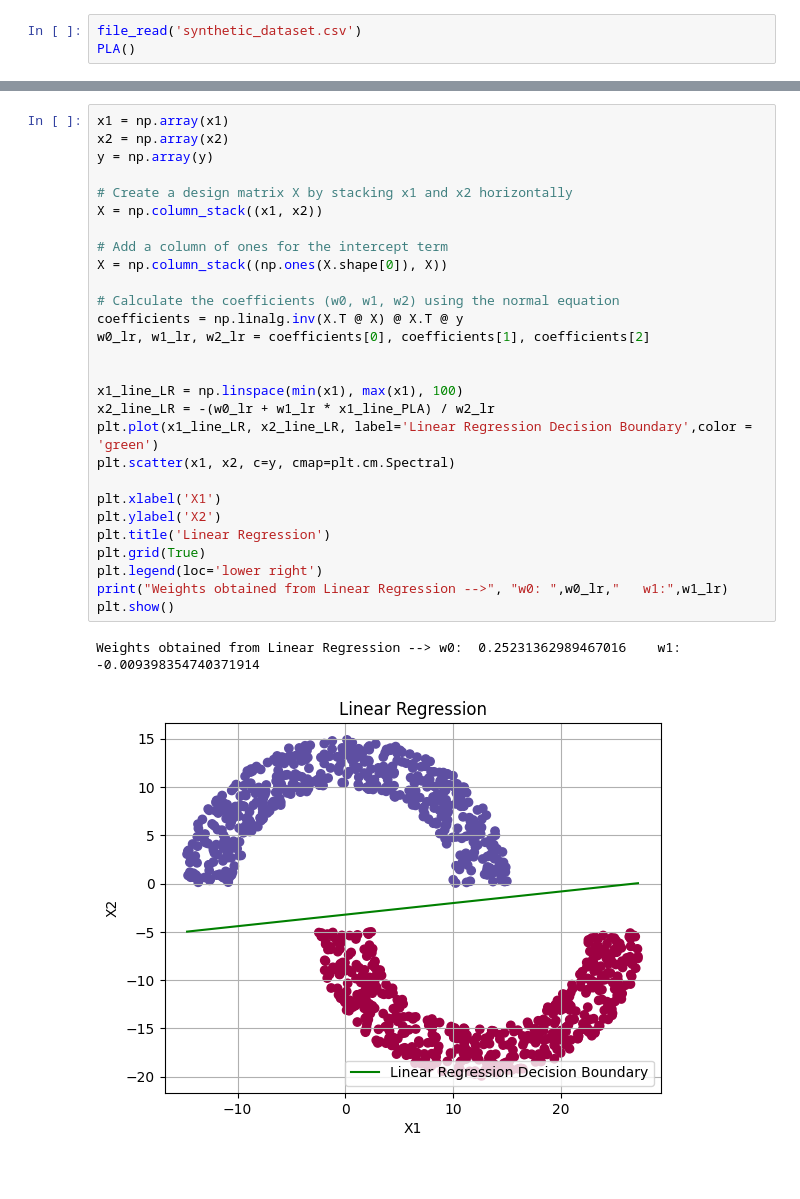
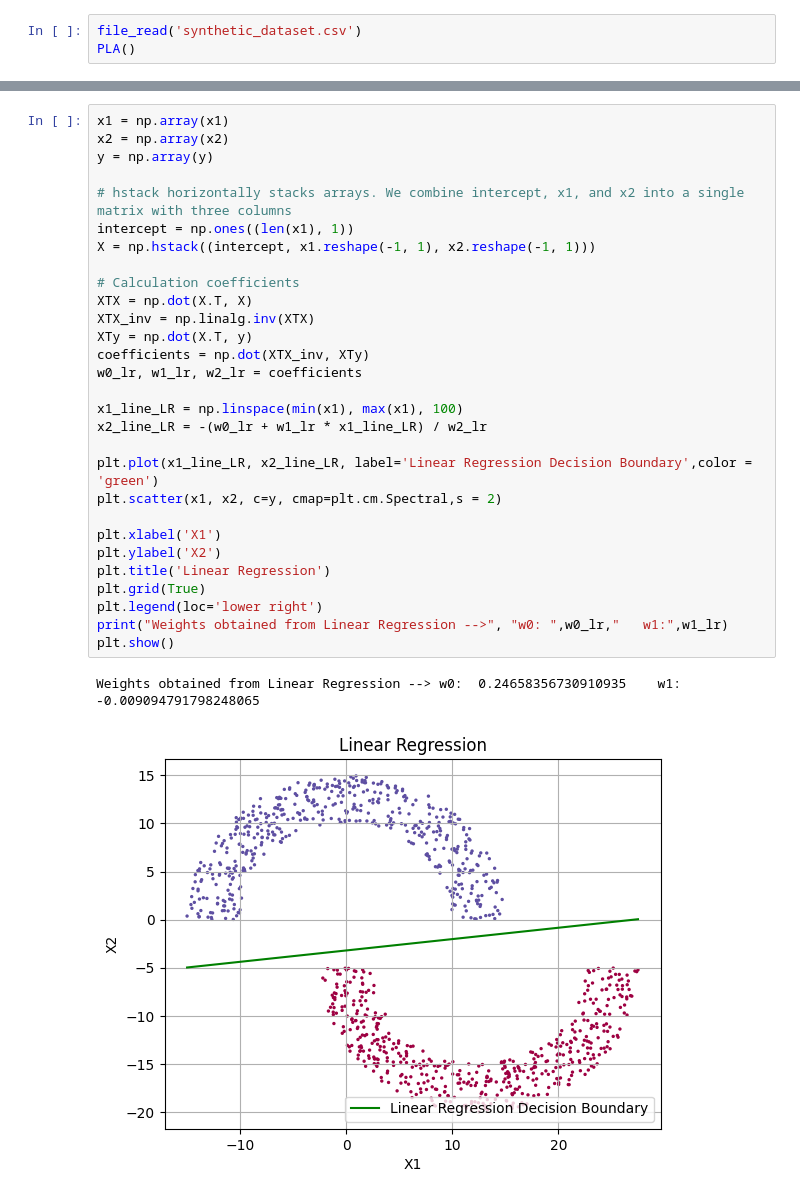
Before and after one commit to kurav/CMPE257-Fall23-Varshith-Kura, a Jupyter notebook: Homework_2_Task_2.ipynb, the cells around one changed output, grey strips where cells are left out. Drawn from its saved outputs; the diff is of its cells as text.

```diff
--- a/Homework_2_Task_2.ipynb
+++ b/Homework_2_Task_2.ipynb
@@ -127,31 +143,32 @@ Weights obtained from PLA --> w0:  15    w1: -0.4098887772559934    w2:  37.3142
 # %%
 x1 = np.array(x1)
 x2 = np.array(x2)
 y = np.array(y)
 
-# Create a design matrix X by stacking x1 and x2 horizontally
-X = np.column_stack((x1, x2))
+# hstack horizontally stacks arrays. We combine intercept, x1, and x2 into a single matrix with three columns
+intercept = np.ones((len(x1), 1))
+X = np.hstack((intercept, x1.reshape(-1, 1), x2.reshape(-1, 1)))
 
-# Add a column of ones for the intercept term
-X = np.column_stack((np.ones(X.shape[0]), X))
-
-# Calculate the coefficients (w0, w1, w2) using the normal equation
-coefficients = np.linalg.inv(X.T @ X) @ X.T @ y
-w0_lr, w1_lr, w2_lr = coefficients[0], coefficients[1], coefficients[2]
-
+# Calculation coefficients
+XTX = np.dot(X.T, X)
+XTX_inv = np.linalg.inv(XTX)
+XTy = np.dot(X.T, y)
+coefficients = np.dot(XTX_inv, XTy)
+w0_lr, w1_lr, w2_lr = coefficients
 
 x1_line_LR = np.linspace(min(x1), max(x1), 100)
-x2_line_LR = -(w0_lr + w1_lr * x1_line_PLA) / w2_lr
+x2_line_LR = -(w0_lr + w1_lr * x1_line_LR) / w2_lr
+
 plt.plot(x1_line_LR, x2_line_LR, label='Linear Regression Decision Boundary',color = 'green')
-plt.scatter(x1, x2, c=y, cmap=plt.cm.Spectral)
+plt.scatter(x1, x2, c=y, cmap=plt.cm.Spectral,s = 2)
 
 plt.xlabel('X1')
 plt.ylabel('X2')
 plt.title('Linear Regression')
 plt.grid(True)
 plt.legend(loc='lower right')
 print("Weights obtained from Linear Regression -->", "w0: ",w0_lr,"   w1:",w1_lr)
 plt.show()
 # %% [output]
-Weights obtained from Linear Regression --> w0:  0.25231362989467016    w1: -0.009398354740371914
+Weights obtained from Linear Regression --> w0:  0.24658356730910935    w1: -0.009094791798248065
-[figure, old version]
+[figure, new version]
```
Also changed, not shown: parts of 14 cells of this notebook.
